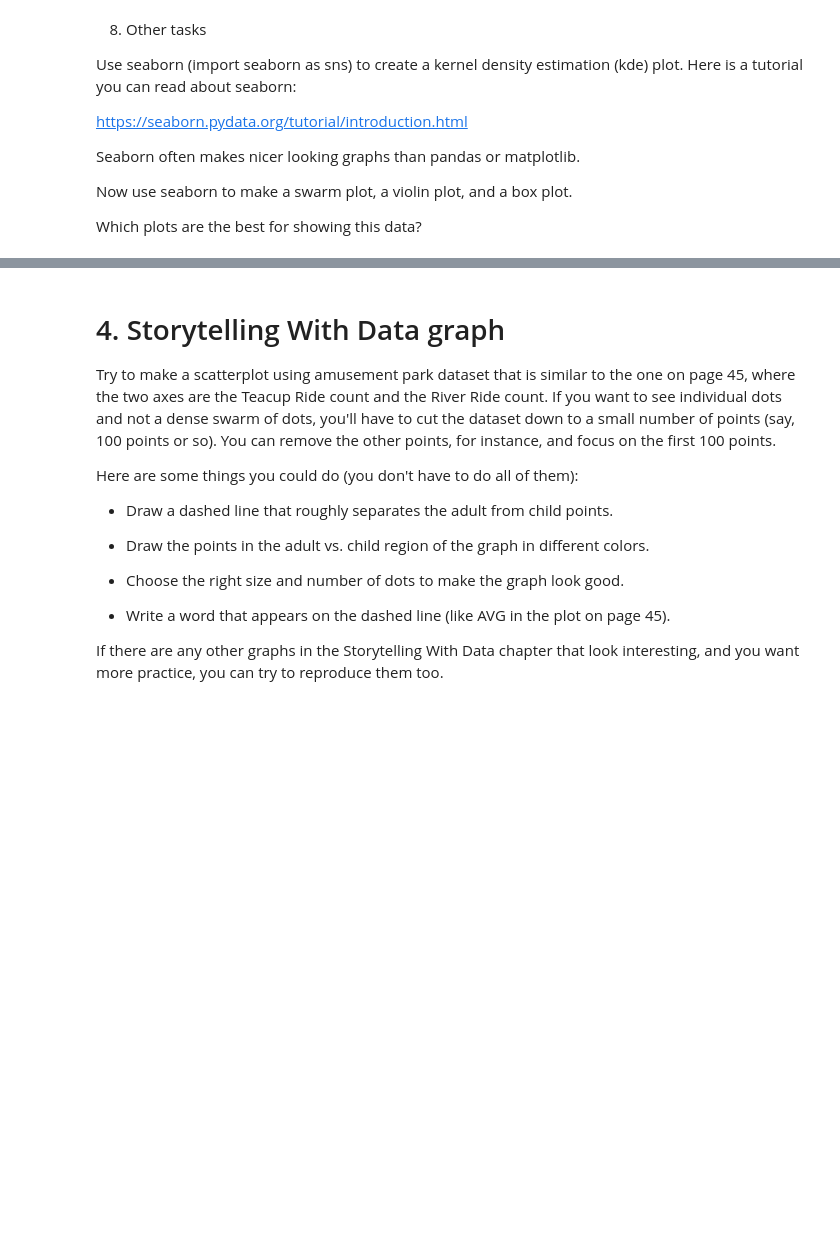
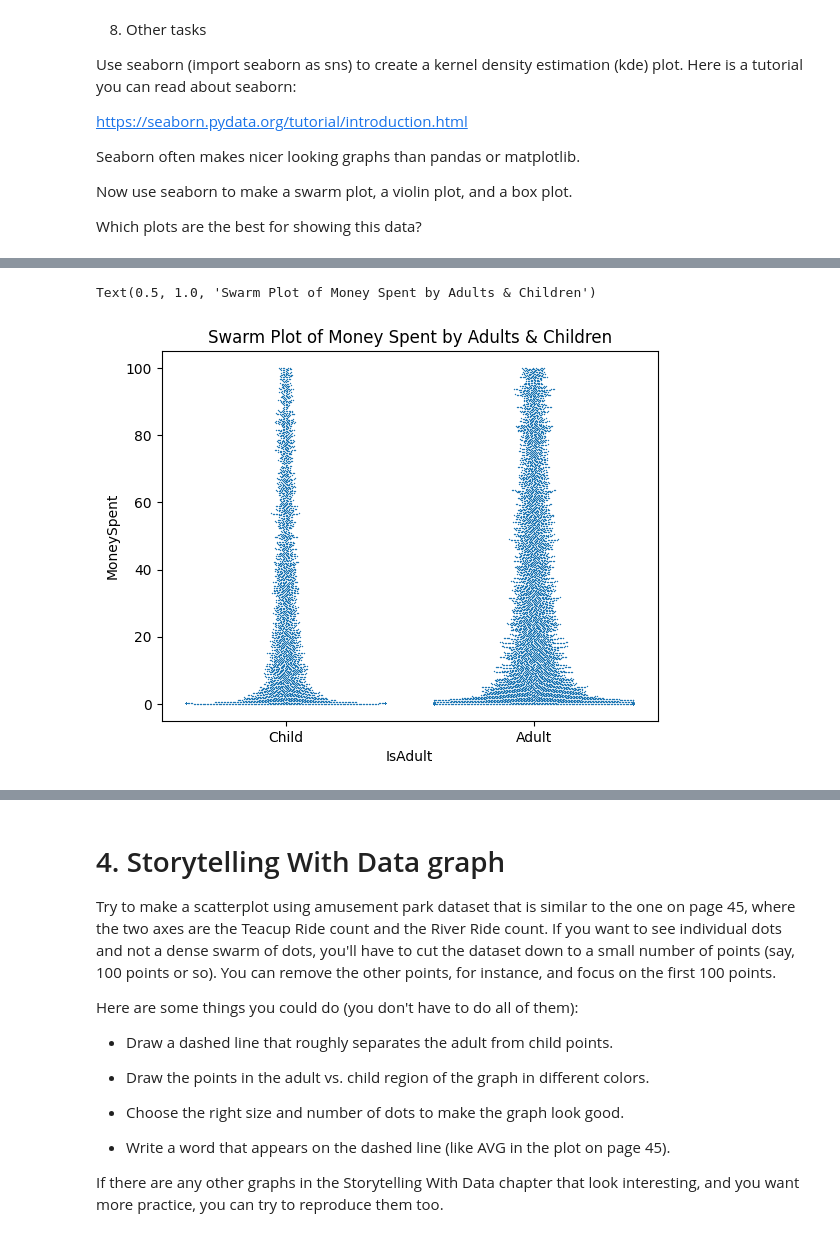
Before and after one commit to Rocking-Priya/2025-spring-B2, a Jupyter notebook: Week3.ipynb, the cells around one changed output, grey strips where cells are left out. Saved outputs shown, nothing was run; the diff lists cells and outputs as text; code cells hidden in the pictures; blank space fills up the shorter version.

```diff
--- a/Week3.ipynb
+++ b/Week3.ipynb
@@ -431,0 +459,6 @@ Which plots are the best for showing this data?
+# %%
+sns.swarmplot(x="IsAdult", y="MoneySpent", data=df, size=1)
+plt.title("Swarm Plot of Money Spent by Adults & Children")
+# %% [output]
+Text(0.5, 1.0, 'Swarm Plot of Money Spent by Adults & Children')
+[figure, added]
```
Also changed, not shown: parts of 7 cells of this notebook.
